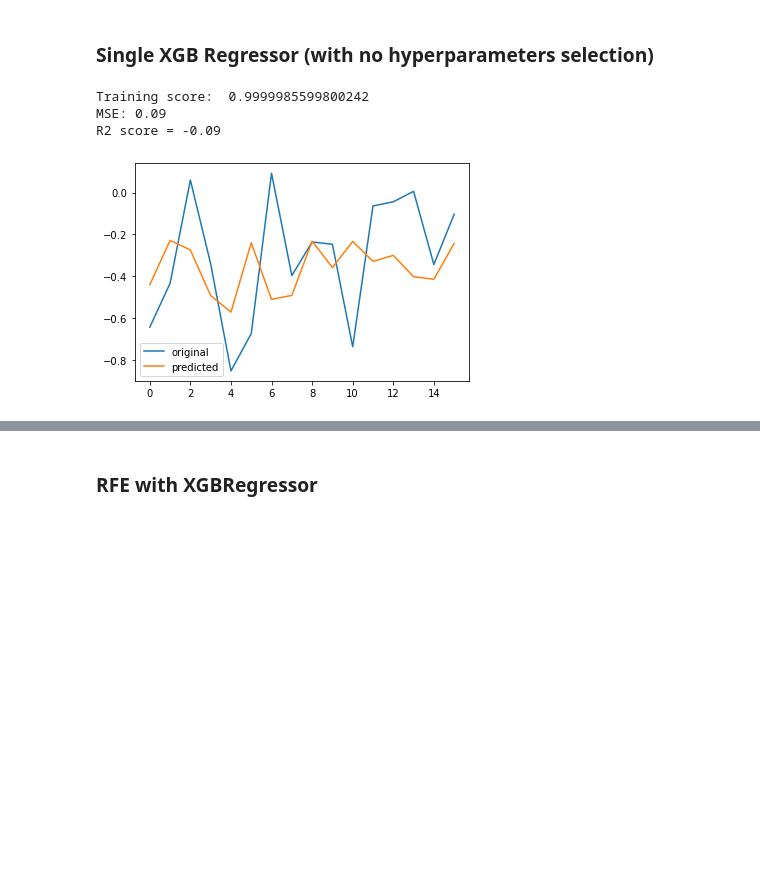
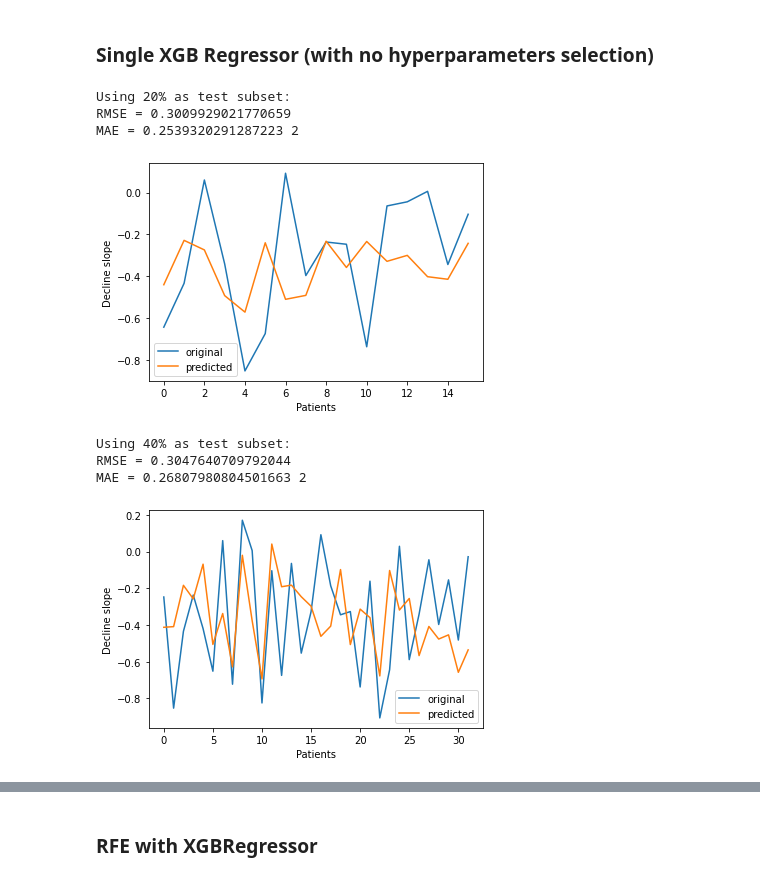
Before and after one commit to MartinMichaux/Predicting-Alzheimer-disease-Classification-Regression-Timeseries-Forecasting, a Jupyter notebook: regression/models_building.ipynb, the cells around one changed output, grey strips where cells are left out. Saved outputs shown, nothing was run; the diff lists cells and outputs as text; code cells hidden in the pictures; blank space fills up the shorter version.

```diff
--- a/regression/models_building.ipynb
+++ b/regression/models_building.ipynb
@@ -45,35 +58,37 @@ y_test = drop_first_col(y_test)
 def check_acc(X_train,y_train,X_test,y_test,model):
     model.fit(X_train,y_train)
 
-    score = model.score(X_train, y_train)
-    print("Training score: ", score)
+#     score = model.score(X_train, y_train)
+#     print("Training score: ", score)
 
     y_predicted = model.predict(X_test)
 
-    mse = mean_squared_error(y_test, y_predicted)
-    print("MSE: %.2f" % mse)
-    print("R2 score =", round(sm.r2_score(y_test, y_predicted), 2))
+    rmse = math.sqrt(mean_squared_error(y_test, y_predicted))
+    print("RMSE =", rmse)
+    print("MAE =", mean_absolute_error(y_test, y_predicted), 2)
 
     x_ax = range(len(y_test))
     plt.plot(x_ax, y_test, label="original")
     plt.plot(x_ax, y_predicted, label="predicted")
+    plt.ylabel('Decline slope')
+    plt.xlabel('Patients')
     plt.legend()
     plt.show()
 # %%
-def XGB_class(X_train, X_test, y_train, y_test,learning_rate, n_estimators, max_depth,min_child_weight, gamma, subsample, colsample_bytree, simple):
-
-    if simple:
-        clf = xgb.XGBRegressor()
-    else:
-        clf = xgb.XGBRegressor(learning_rate = learning_rate, n_estimators = int(n_estimators), max_depth = int(max_depth),
-                                min_child_weight = min_child_weight, gamma = gamma, subsample = subsample,
-                                colsample_bytree = colsample_bytree, seed = 24)
-
+def XGB_class(X_train, X_test, y_train, y_test):
+    clf = xgb.XGBRegressor()
     check_acc(X_train,y_train,X_test,y_test,clf)
 # %%
-XGB_class(X_train,X_test,y_train,y_test,0,0,0,0,0,0,0,simple=True)
+print('Using 20% as test subset:')
+XGB_class(X_train_20,X_test_20,y_train_20,y_test_20)
+print('Using 40% as test subset:')
+XGB_class(X_train_40,X_test_40,y_train_40,y_test_40)
 # %% [output]
-Training score:  0.9999985599800242
-MSE: 0.09
-R2 score = -0.09
+Using 20% as test subset:
+RMSE = 0.3009929021770659
+MAE = 0.2539320291287223 2
-[figure, old version]
+[figure, new version]
+Using 40% as test subset:
+RMSE = 0.3047640709792044
+MAE = 0.26807980804501663 2
+[figure, added]
```
Also changed, not shown: parts of 18 cells of this notebook, 37 other files.
